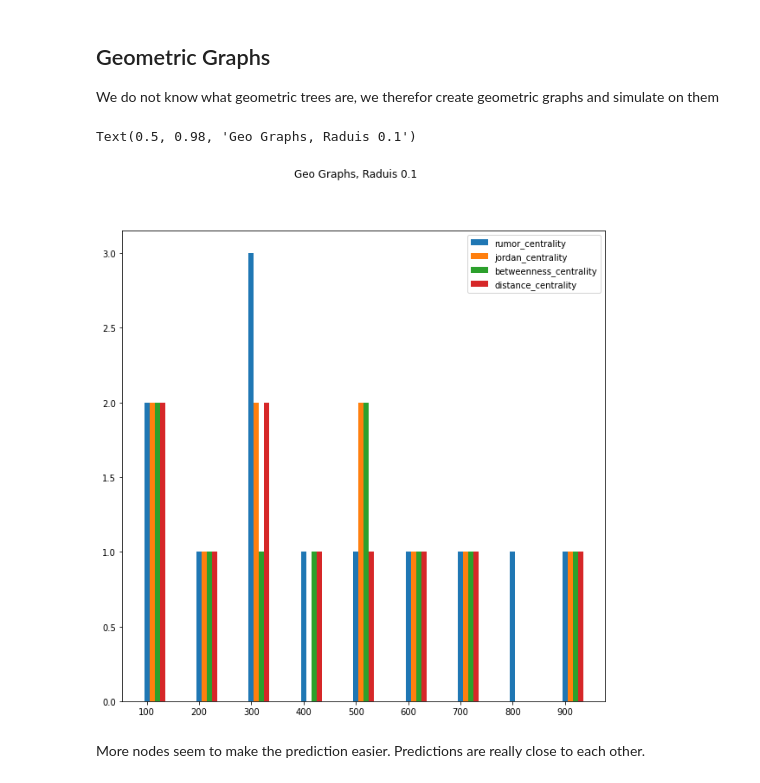
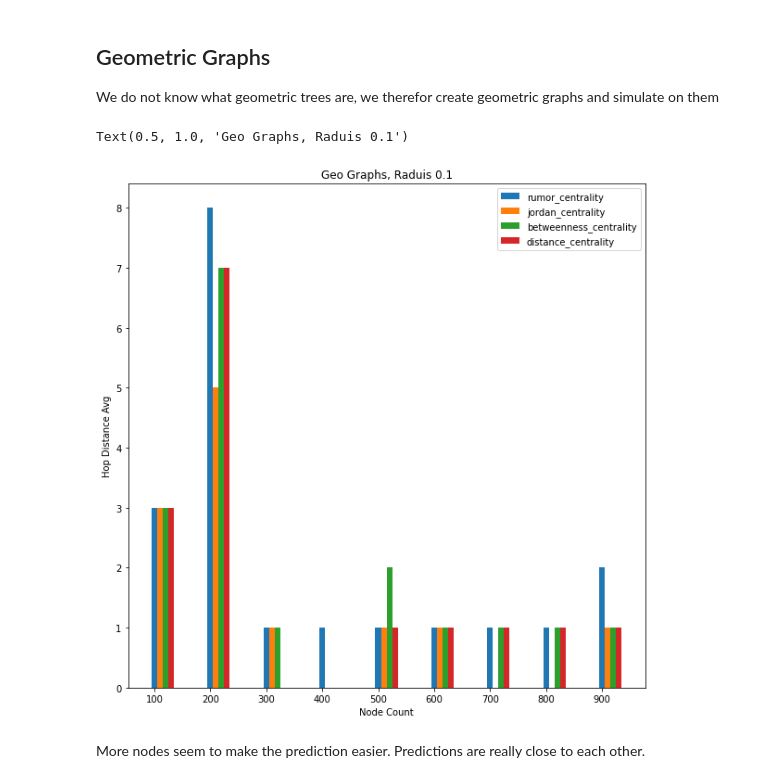
Before and after one commit to Paulpanther/info-flow, a Jupyter notebook: Reproduce Paper Results.ipynb, the cells around one changed output. Saved outputs shown, nothing was run; the diff lists cells and outputs as text; code cells hidden in the pictures.

```diff
--- a/Reproduce Paper Results.ipynb
+++ b/Reproduce Paper Results.ipynb
@@ -11,7 +11,7 @@ si_config = (steps, infection_prob, center_count)
 # %%
 import networkx as nx
 
-samples = 10
+samples = 100
 # %%
 # Predict for various metrics
 import rumor_centrality.rumor_detection as raw
@@ -104,16 +104,17 @@ with tqdm(total=len(degrees) * len(sizes)) as pbar:
 
             pbar.update(1)
 # %%
-with open("regular_trees_eval_results.pickle", "rb") as f:
-    results = pickle.load(f)
+# import pickle
+# with open("regular_trees_eval_results.pickle", "rb") as f:
+#    results = pickle.load(f)
 # %%
-import pickle
-import os.path
+# import pickle
+# import os.path
 
 
-if not os.path.exists("regular_trees_eval_results.pickle"):
-    with open("regular_trees_eval_results.pickle", "wb") as f:
-        pickle.dump(results, f)
+# if not os.path.exists("regular_trees_eval_results.pickle"):
+#     with open("regular_trees_eval_results.pickle", "wb") as f:
+#         pickle.dump(results, f)
 # %%
 # Regular Trees - Hop Distances per degree and size
 import matplotlib.pyplot as plt
@@ -198,7 +199,7 @@ def geo_graph_averages(size, radius):
     with tqdm(total=len(metrics) * samples) as bar:
         for i, (metric_name, metric) in enumerate(metrics.items()):
             hop_distances = []
-            for _ in range(samples):
+            for _i in range(samples):
                 predicted_c = metric(infected_g)
                 hop_distances.append(nx.shortest_path_length(read_only, c[0], predicted_c[0]))
                 bar.update(1)
@@ -215,14 +216,16 @@ for s in tqdm(sizes):
 # %%
 fig, ax = plt.subplots(1, 1, figsize=(10,10))
 for i, metric_name in enumerate(metrics):
     ax.bar(np.array(sizes) + i*10, [d[metric_name] for s, d in results], label=metric_name, width=10)
 ax.legend()
 ax.set_xticks(np.array(sizes))
 
-fig.suptitle("Geo Graphs, Raduis 0.1")
+ax.set_xlabel("Node Count")
+ax.set_ylabel("Hop Distance Avg")
+ax.set_title("Geo Graphs, Raduis 0.1")
 # %% [output]
-Text(0.5, 0.98, 'Geo Graphs, Raduis 0.1')
+Text(0.5, 1.0, 'Geo Graphs, Raduis 0.1')
-[figure, old version]
+[figure, new version]
 # %% [markdown]
 More nodes seem to make the prediction easier. Predictions are really close to each other.
 # %%
```
Also changed, not shown: parts of 12 cells of this notebook.
